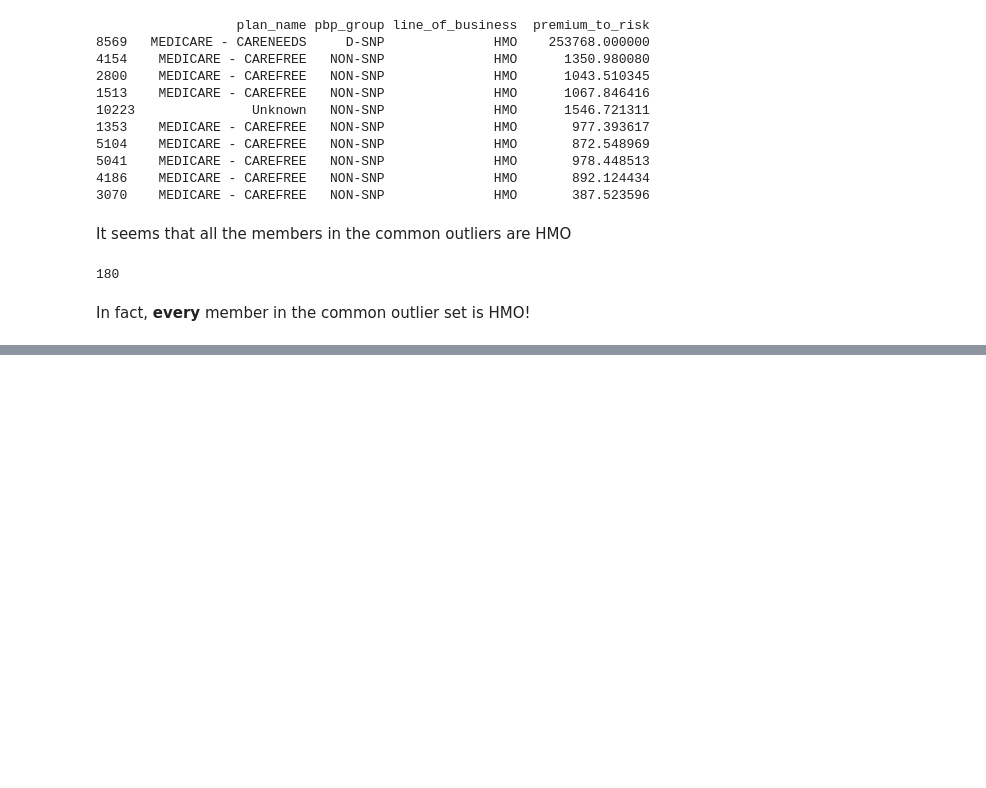
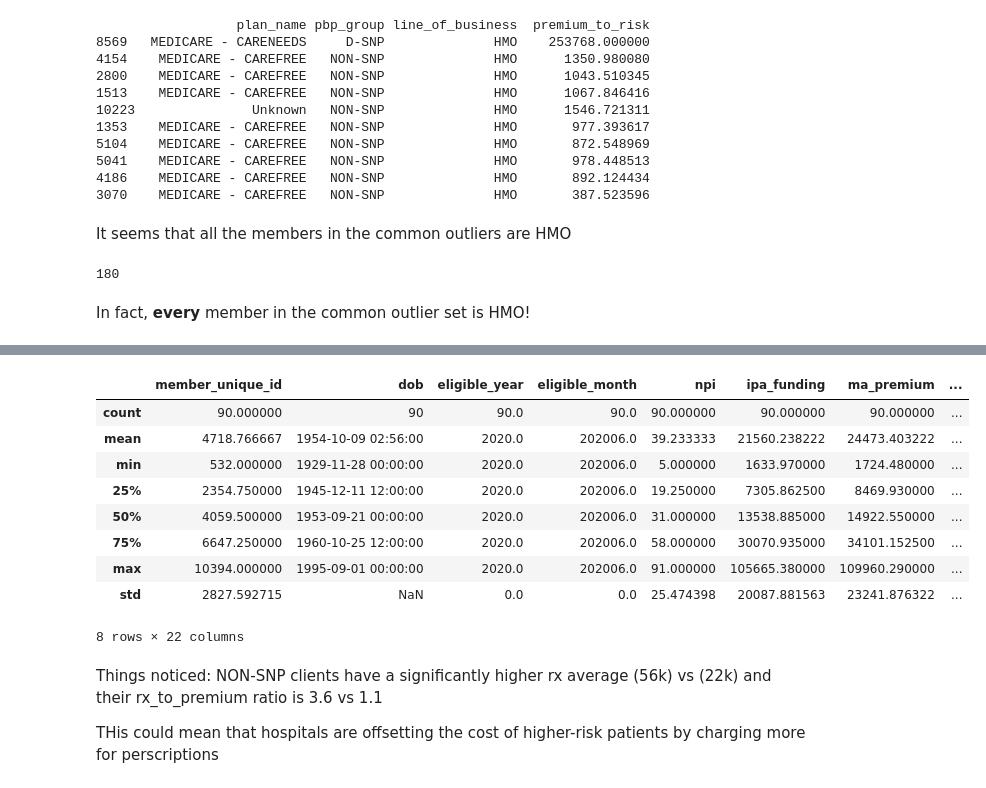
Before and after one commit to lizbethkr/Outlier-Detection, a Jupyter notebook: notebooks/outlier_detection.ipynb, the cells around one changed output, grey strips where cells are left out. Cells and saved outputs as stored; diff of their text form; code cells hidden in the pictures; blank space fills up the shorter version.

```diff
--- a/notebooks/outlier_detection.ipynb
+++ b/notebooks/outlier_detection.ipynb
@@ -913,0 +940,17 @@ print(asc_common_outliers[['premium_to_risk', 'ipa_funding', 'ma_premium','ma_ri
+# %%
+non_snp_df.describe()
+# %% [output]
+|  | member_unique_id | dob | eligible_year | eligible_month | npi | ipa_funding | ma_premium | ... |
+| count | 90.000000 | 90 | 90.0 | 90.0 | 90.000000 | 90.000000 | 90.000000 | ... |
+| mean | 4718.766667 | 1954-10-09 02:56:00 | 2020.0 | 202006.0 | 39.233333 | 21560.238222 | 24473.403222 | ... |
+| min | 532.000000 | 1929-11-28 00:00:00 | 2020.0 | 202006.0 | 5.000000 | 1633.970000 | 1724.480000 | ... |
+| 25% | 2354.750000 | 1945-12-11 12:00:00 | 2020.0 | 202006.0 | 19.250000 | 7305.862500 | 8469.930000 | ... |
+| 50% | 4059.500000 | 1953-09-21 00:00:00 | 2020.0 | 202006.0 | 31.000000 | 13538.885000 | 14922.550000 | ... |
+| 75% | 6647.250000 | 1960-10-25 12:00:00 | 2020.0 | 202006.0 | 58.000000 | 30070.935000 | 34101.152500 | ... |
+| max | 10394.000000 | 1995-09-01 00:00:00 | 2020.0 | 202006.0 | 91.000000 | 105665.380000 | 109960.290000 | ... |
+| std | 2827.592715 | NaN | 0.0 | 0.0 | 25.474398 | 20087.881563 | 23241.876322 | ... |
+8 rows × 22 columns
+# %% [markdown]
+Things noticed: NON-SNP clients have a significantly higher rx average (56k) vs (22k) and their rx_to_premium ratio is 3.6 vs 1.1
+
+THis could mean that hospitals are offsetting the cost of higher-risk patients by charging more for perscriptions
```
Also changed, not shown: parts of 13 cells of this notebook.
